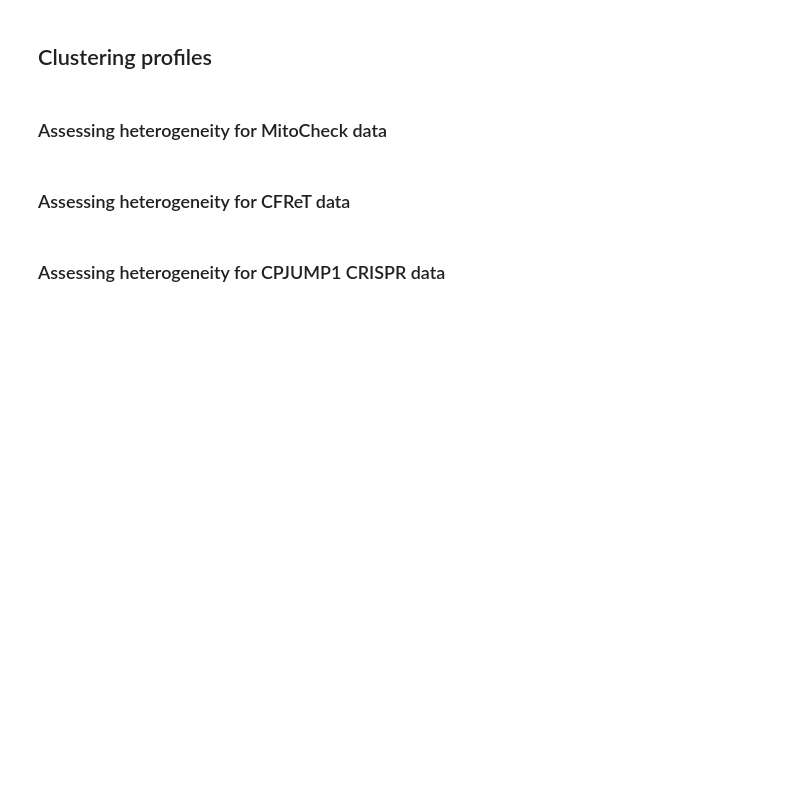
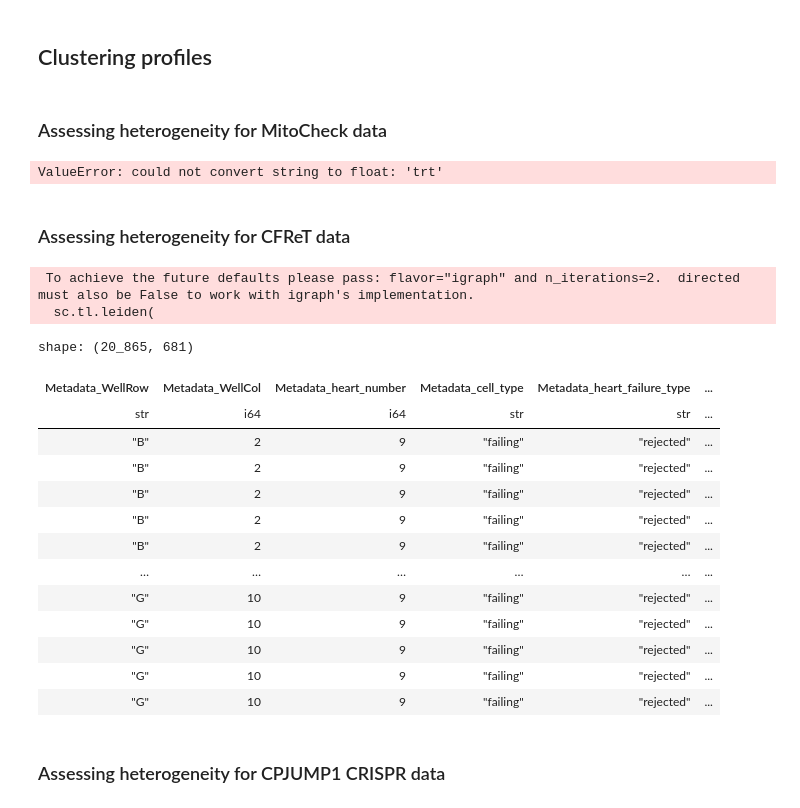
Before and after one commit to axiomcura/buscar, a Jupyter notebook: notebooks/1.compound-prioritization/2.assess-heterogeneity.ipynb, the cells around one changed output. Cells and saved outputs as stored; diff of their text form; code cells hidden in the pictures; blank space fills up the shorter version.

```diff
--- a/notebooks/1.compound-prioritization/2.assess-heterogeneity.ipynb
+++ b/notebooks/1.compound-prioritization/2.assess-heterogeneity.ipynb
@@ -89,23 +88,17 @@ mito_meta = [
 
 mito_features = mitocheck_trt_profile_df.drop(mito_meta).columns
 # %%
-mitocheck_cluster_results = optimized_clustering(
+cluster_profiles(
     profiles=mitocheck_trt_profile_df,
-    meta=mito_meta,
-    features=mito_features,
-    n_trials=500,
-    n_jobs=1,
-    study_name="mitocheck_heterogeneity",
-    seed=0,
+    meta_features=mito_meta,
+    morph_features=mito_features,
+    treatment_col="Metadata_Gene",
 )
-with open(results_dir / "mitocheck_heterogenic_clusters_results.json", "w") as f:
-    json.dump(mitocheck_cluster_results, f)
+# %% [output]
+ValueError: could not convert string to float: 'trt'
 # %% [markdown]
 ### Assessing heterogeneity for CFReT data
 # %%
-# only selected treatment profiles from cfret
-cfret_trt = cfret_profile_df.filter(pl.col("Metadata_treatment") != "DMSO")
-
 # split metadata and features for cfret
 cfret_meta = [
     "Metadata_WellRow",
@@ -129,17 +122,32 @@ cfret_meta = [
     "Metadata_Site",
 ]
 
-cfret_feats = cfret_trt.drop(cfret_meta).columns
+cfret_feats = cfret_profile_df.drop(cfret_meta).columns
 # %%
-cfret_cluster_results = optimized_clustering(
-    profiles=cfret_trt,
+cfret_cluster_results = cluster_profiles(
+    profiles=cfret_profile_df,
     morph_features=cfret_feats,
     meta_features=cfret_meta,
     treatment_col="Metadata_treatment",
-    param_grid=cluster_search_param_grid,
-    n_trials=500,
 )
 cfret_cluster_results
+# %% [output]
+ To achieve the future defaults please pass: flavor="igraph" and n_iterations=2.  directed must also be False to work with igraph's implementation.
+  sc.tl.leiden(
+shape: (20_865, 681)
+| Metadata_WellRow | Metadata_WellCol | Metadata_heart_number | Metadata_cell_type | Metadata_heart_failure_type | ... |
+| str | i64 | i64 | str | str | ... |
+| "B" | 2 | 9 | "failing" | "rejected" | ... |
+| "B" | 2 | 9 | "failing" | "rejected" | ... |
+| "B" | 2 | 9 | "failing" | "rejected" | ... |
+| "B" | 2 | 9 | "failing" | "rejected" | ... |
+| "B" | 2 | 9 | "failing" | "rejected" | ... |
+| … | … | … | … | … | ... |
+| "G" | 10 | 9 | "failing" | "rejected" | ... |
+| "G" | 10 | 9 | "failing" | "rejected" | ... |
+| "G" | 10 | 9 | "failing" | "rejected" | ... |
+| "G" | 10 | 9 | "failing" | "rejected" | ... |
+| "G" | 10 | 9 | "failing" | "rejected" | ... |
 # %% [markdown]
 ### Assessing heterogeneity for CPJUMP1 CRISPR data
 # %%
```
Also changed, not shown: parts of 3 cells of this notebook.
